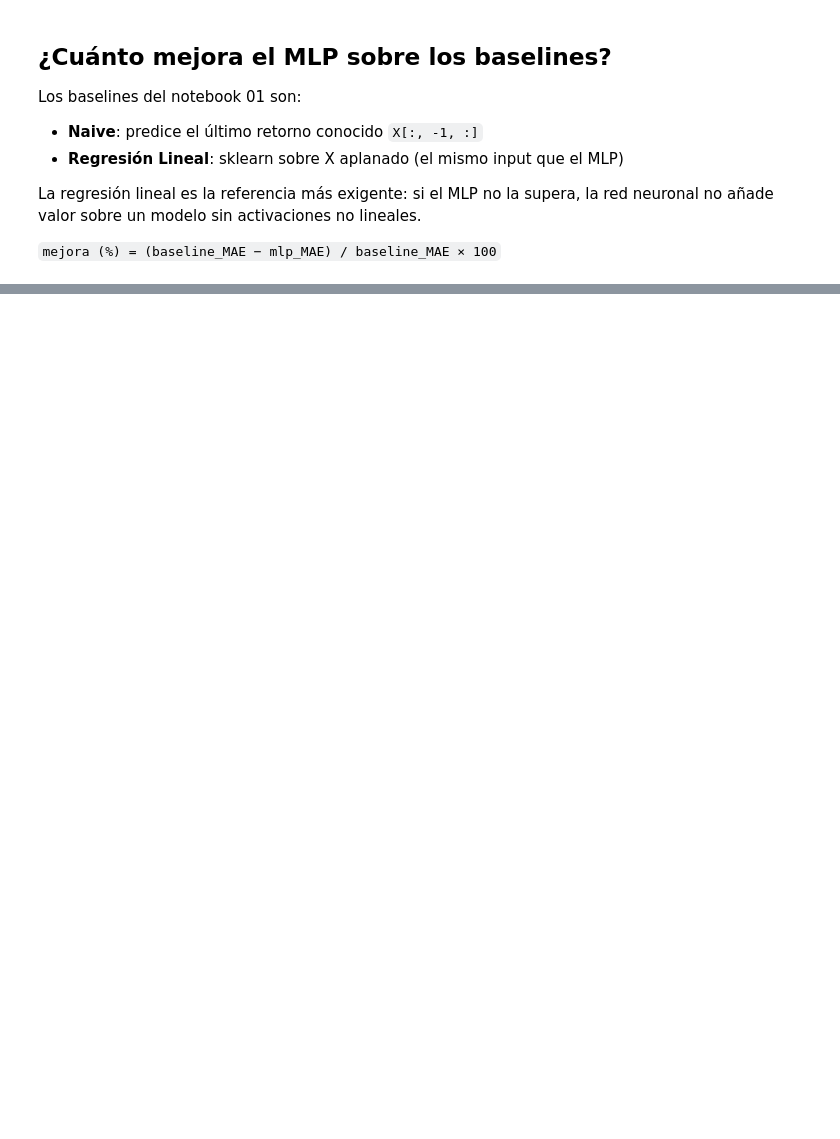
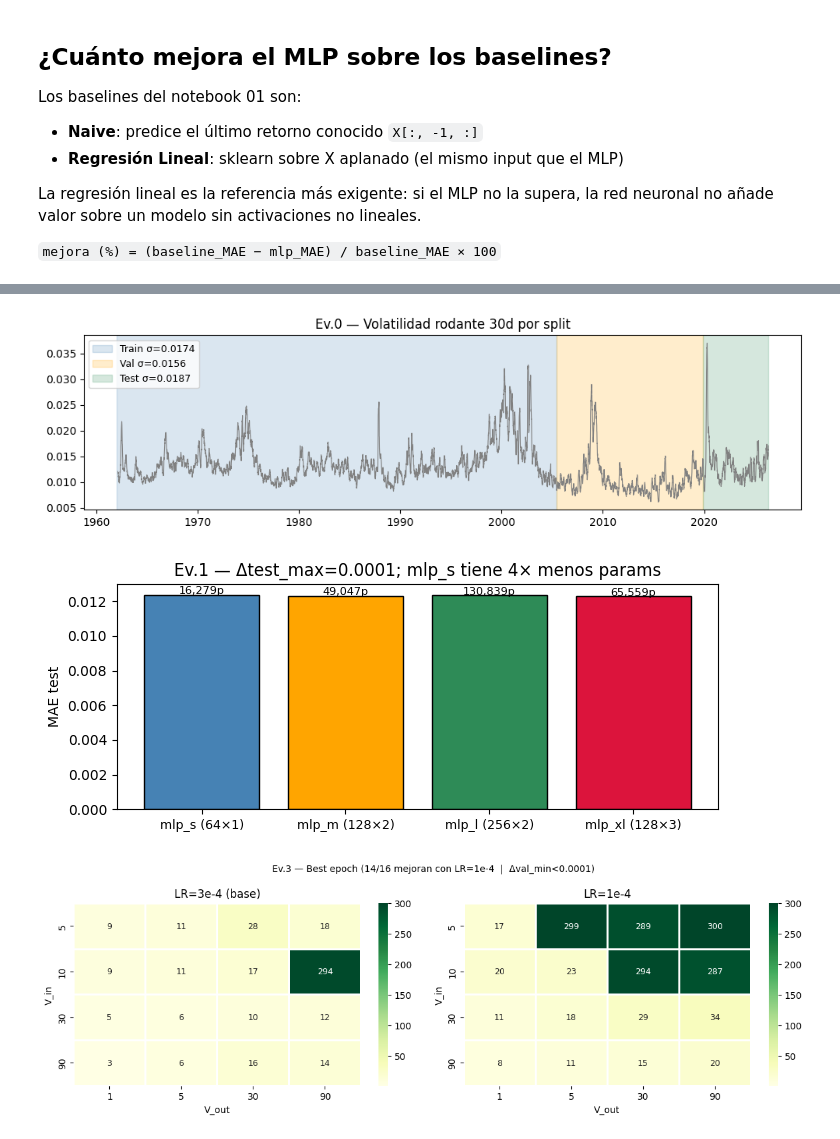
Before and after one commit to Romequinco/TAREA_REDES_NEURONALES, a Jupyter notebook: notebooks/02_mlp.ipynb, the cells around one changed output, grey strips where cells are left out. Cells and saved outputs as stored; diff of their text form; code cells hidden in the pictures; blank space fills up the shorter version.

```diff
--- a/notebooks/02_mlp.ipynb
+++ b/notebooks/02_mlp.ipynb
@@ -211,19 +50,13 @@ Conclusión: L2=1e-4 incorporado a build_mlp (D8).
 # %%
 # Input shape para MLP: (V_in * 23,) — X debe aplanarse antes de entrenar
-# Dropout adaptativo: a mayor V_in más features → más regularización tolerable (Evidencia 2)
 # LR=1e-4: best epoch 3–28 → 8–300, Δval_min máx +0.00009 (Evidencia 3 / D7)
 # L2=1e-4: val_min mejora 15/16, best_ep mejora en V_in=30,90 (Evidencia 4 / D8)
-DROPOUT_MAP = {5: 0.0, 10: 0.0, 30: 0.1, 90: 0.2}
-
 def build_mlp(V_in, units=64, hidden=1, lr=1e-4, l2_reg=1e-4):
-    """MLP con Dropout/V_in (Ev.2), LR=1e-4 (Ev.3), L2=1e-4 (Ev.4)."""
-    drop   = DROPOUT_MAP[V_in]
+    """MLP con LR=1e-4 (Ev.3), L2=1e-4 (Ev.4). Sin dropout: val<train en 16/16 → no hay overfitting."""
     reg    = l2(l2_reg) if l2_reg > 0 else None
     layers = [Input((V_in * 23,))]
     for _ in range(hidden):
         layers.append(Dense(units, activation='relu', kernel_regularizer=reg))
-        if drop > 0:
-            layers.append(Dropout(drop))
     layers.append(Dense(23))
     return compile_model(Sequential(layers), lr=lr)
 
@@ -489,0 +273,61 @@ Test       37,283    0.00039    0.01873     -0.424     14.605
+# %%
+# ── Ev.0 — Partición temporal: gap val<train es estructural (D4) ─────────────
+n = len(returns)
+n_tr, n_vl = int(n * 0.675), int(n * 0.225)
+stds = {k: returns.iloc[s].values.std()
+        for k, s in [('Train', slice(0, n_tr)),
+                     ('Val',   slice(n_tr, n_tr+n_vl)),
+                     ('Test',  slice(n_tr+n_vl, n))]}
+fig, ax = plt.subplots(figsize=(10, 3))
+vol = returns.std(axis=1).rolling(30).mean()
+ax.plot(returns.index, vol, color='gray', lw=0.8)
+for (name, color, start, end) in [
+        ('Train', 'steelblue', 0,        n_tr),
+        ('Val',   'orange',    n_tr,      n_tr+n_vl),
+        ('Test',  'seagreen',  n_tr+n_vl, n)]:
+    ax.axvspan(returns.index[start], returns.index[end-1],
+               alpha=0.2, color=color, label=f'{name} σ={stds[name]:.4f}')
+ax.set_title('Ev.0 — Volatilidad rodante 30d por split')
+ax.legend(fontsize=9); plt.tight_layout(); plt.show()
+
+# ── Ev.1 — Arquitecturas: mlp_s igual de buena con 4× menos parámetros (D1) ──
+configs  = ['mlp_s (64×1)', 'mlp_m (128×2)', 'mlp_l (256×2)', 'mlp_xl (128×3)']
+test_mae = [0.012357, 0.012303, 0.012333, 0.012274]
+params   = [16279, 49047, 130839, 65559]
+fig, ax = plt.subplots(figsize=(7, 3))
+bars = ax.bar(range(4), test_mae,
+              color=['steelblue','orange','seagreen','crimson'], edgecolor='k')
+ax.set_xticks(range(4)); ax.set_xticklabels(configs, fontsize=9)
+ax.set_ylabel('MAE test')
+for i, (m, p) in enumerate(zip(test_mae, params)):
+    ax.text(i, m + 5e-5, f'{p:,}p', ha='center', fontsize=8)
+ax.set_title('Ev.1 — Δtest_max=0.0001; mlp_s tiene 4× menos params')
+plt.tight_layout(); plt.show()
+
+# ── Ev.3 — LR 3e-4 → 1e-4: best epoch más tardío, sin coste en val_min (D7) ──
+V_ins, V_outs = [5, 10, 30, 90], [1, 5, 30, 90]
+best_base = np.array([[ 9, 11, 28, 18], [ 9, 11, 17,294], [5, 6,10,12], [3, 6,16,14]])
+best_var  = np.array([[17,299,289,300], [20, 23,294,287], [11,18,29,34], [8,11,15,20]])
+fig, axes = plt.subplots(1, 2, figsize=(12, 4))
+for ax, data, ttl in zip(axes, [best_base, best_var], ['LR=3e-4 (base)', 'LR=1e-4']):
+    sns.heatmap(pd.DataFrame(data, index=V_ins, columns=V_outs),
+                annot=True, fmt='d', cmap='YlGn', vmin=1, vmax=300,
+                linewidths=1, ax=ax, annot_kws={'size': 9})
+    ax.set_title(ttl); ax.set_xlabel('V_out'); ax.set_ylabel('V_in')
+plt.suptitle('Ev.3 — Best epoch (14/16 mejoran con LR=1e-4  |  Δval_min<0.0001)',
+             fontsize=10); plt.tight_layout(); plt.show()
+
+# ── Ev.4 — L2=1e-4: val_min mejora 15/16 combinaciones (D8) ──────────────────
+delta_val = np.array([[-4,-4,-3,-2],[-7,-5,-7,-5],
+                      [-6,-10,-11,-10],[+4,-17,-22,-26]]) / 1e4
+fig, ax = plt.subplots(figsize=(6, 4))
+sns.heatmap(pd.DataFrame(delta_val * 1e4, index=V_ins, columns=V_outs),
+            annot=True, fmt='.1f', cmap='RdYlGn', center=0,
+            vmin=-3, vmax=1, linewidths=1, ax=ax, annot_kws={'size': 10})
+ax.set_title('Ev.4 — Δval_min ×10⁴  (< 0 = mejora con L2)')
+ax.set_xlabel('V_out'); ax.set_ylabel('V_in')
+plt.tight_layout(); plt.show()
+# %% [output]
+[figure, added]
+[figure, added]
+[figure, added]
```
Also changed, not shown: parts of 13 cells of this notebook.
